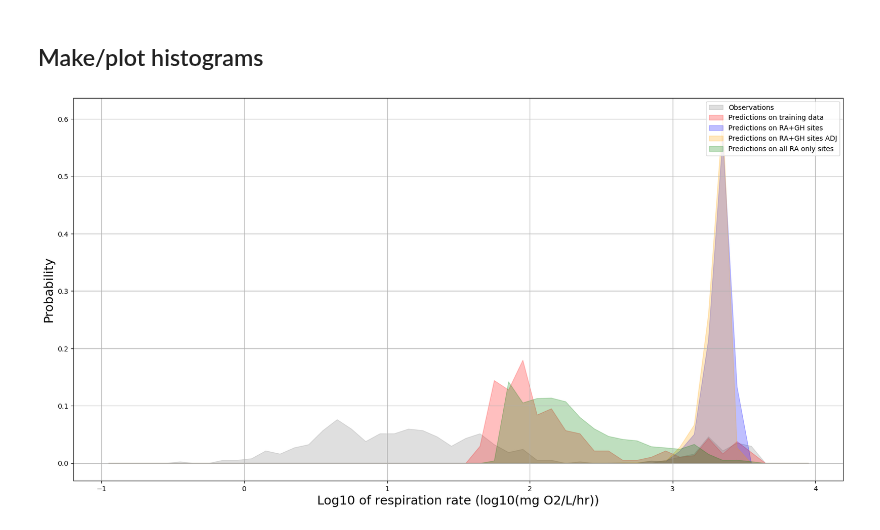
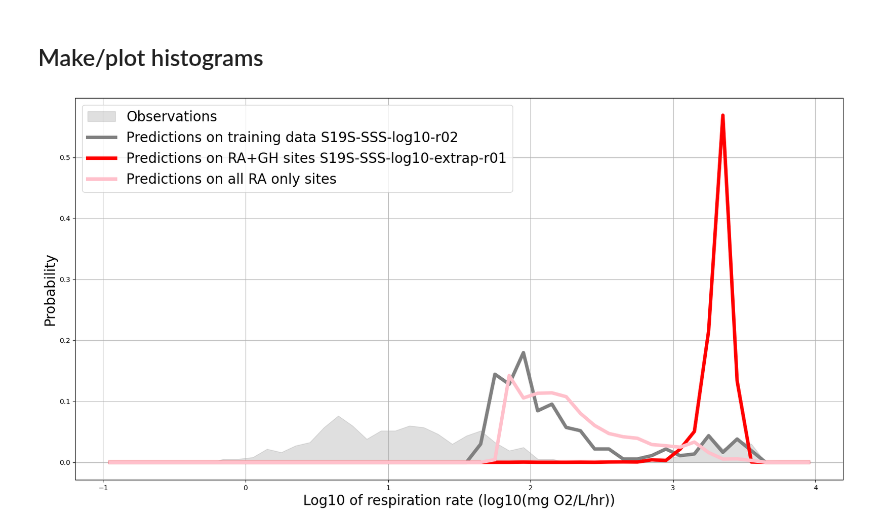
Before and after one commit to parallelworks/sl-archive-whondrs, a Jupyter notebook: examples/fig08-prediction-histograms.ipynb, the cells around one changed output. Saved outputs shown, nothing was run; the diff lists cells and outputs as text; code cells hidden in the pictures.

Commit message:
Adjusted predict maps and histograms

```diff
--- a/examples/fig08-prediction-histograms.ipynb
+++ b/examples/fig08-prediction-histograms.ipynb
@@ -45,7 +45,7 @@ counts, bins = np.histogram(np.log10(np.abs(
     train_predict[
         'Normalized_Respiration_Rate_mg_DO_per_H_per_L_sediment'])), bins=nbin, range=(min_bin,max_bin))
 
-ax.fill_between((bins[:-1]+bins[1:])/2,0,counts/np.sum(counts), color=('red'), alpha=0.25)
+ax.plot((bins[:-1]+bins[1:])/2,counts/np.sum(counts), color=('gray'), linewidth=5)
 
 #=================================================
 # Extrapolations set 1
@@ -63,40 +63,40 @@ counts, bins = np.histogram(np.log10(np.abs(
 #    extrap1_predict['sl_2'],
 #    extrap1_predict['sl_3'],
 #    extrap1_predict['sl_4'],
 #    extrap1_predict['sl_5'],
 #    extrap1_predict['sl_6'],
 #    extrap1_predict['sl_7'],
 #    extrap1_predict['sl_8'],
 #    extrap1_predict['sl_9']))), bins=nbin, range=(min_bin,max_bin))
 
-ax.fill_between((bins[:-1]+bins[1:])/2,0,counts/np.sum(counts), color=('blue'), alpha=0.25)
+ax.plot((bins[:-1]+bins[1:])/2,counts/np.sum(counts), color=('red'),linewidth=5)
 
 #=================================================
 # Extrapolations set 1 ADJ
 #=================================================
-counts, bins = np.histogram(np.log10(np.abs(
-    extrap1_ADJ_predict[
-        'mean'])), bins=nbin, range=(min_bin,max_bin))
+#counts, bins = np.histogram(np.log10(np.abs(
+#    extrap1_ADJ_predict[
+#        'mean'])), bins=nbin, range=(min_bin,max_bin))
 
-ax.fill_between((bins[:-1]+bins[1:])/2,0,counts/np.sum(counts), color=('orange'), alpha=0.25)
+#ax.fill_between((bins[:-1]+bins[1:])/2,0,counts/np.sum(counts), color=('orange'), alpha=0.25)
 
 #=================================================
 # Extrapolations set 2
 #=================================================
 counts, bins = np.histogram(np.log10(np.abs(
     extrap2_predict[
         'mean'])), bins=nbin, range=(min_bin,max_bin))
 
-ax.fill_between((bins[:-1]+bins[1:])/2,0,counts/np.sum(counts), color=('green'), alpha=0.25)
+ax.plot((bins[:-1]+bins[1:])/2,counts/np.sum(counts), color=('pink'), linewidth=5)
 
 ax.grid()
-ax.set_ylabel('Probability', fontsize=18)
-ax.set_xlabel('Log10 of respiration rate (log10(mg O2/L/hr))', fontsize=18)
-ax.legend(['Observations','Predictions on training data','Predictions on RA+GH sites','Predictions on RA+GH sites ADJ','Predictions on all RA only sites'])
+ax.set_ylabel('Probability', fontsize=20)
+ax.set_xlabel('Log10 of respiration rate (log10(mg O2/L/hr))', fontsize=20)
+ax.legend(['Observations','Predictions on training data S19S-SSS-log10-r02','Predictions on RA+GH sites S19S-SSS-log10-extrap-r01','Predictions on all RA only sites'],fontsize=20)
 
 #=================================================
 # Write figure to file
 #=================================================
 plt.savefig('fig08-prediction-histograms.pdf')
 # %% [output]
-[figure, old version]
+[figure, new version]
```
Also changed, not shown: 3 other files.
